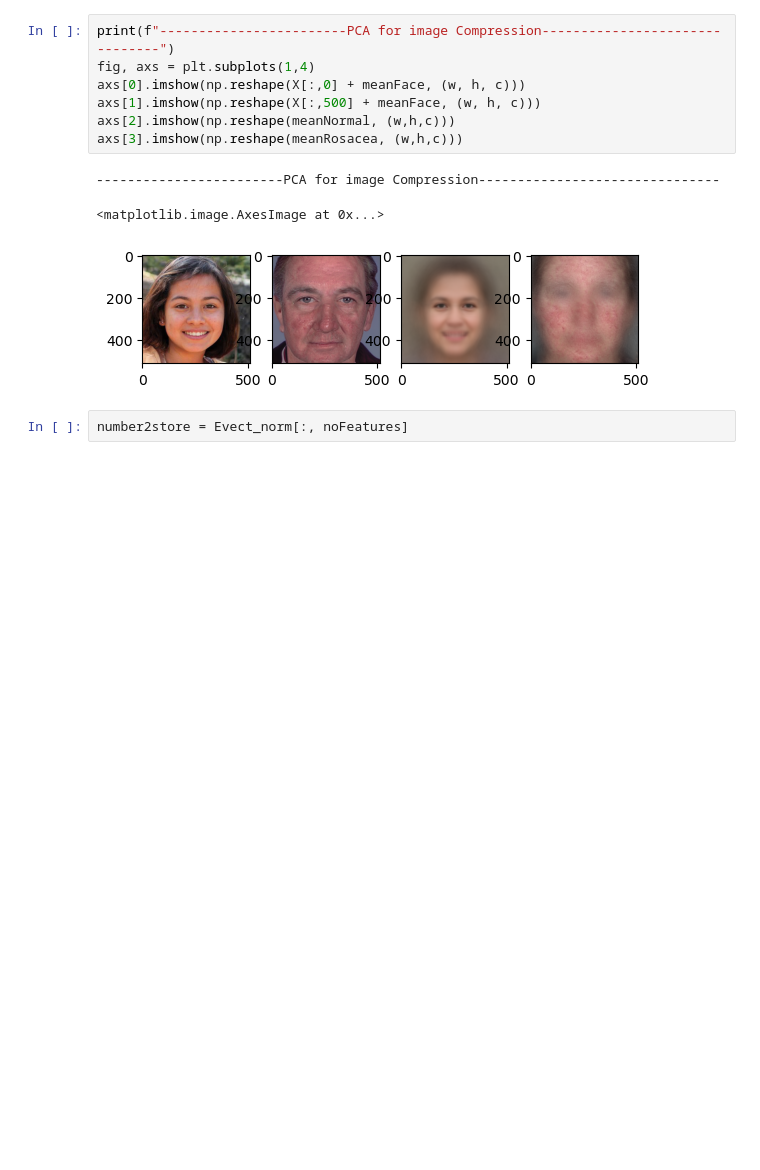
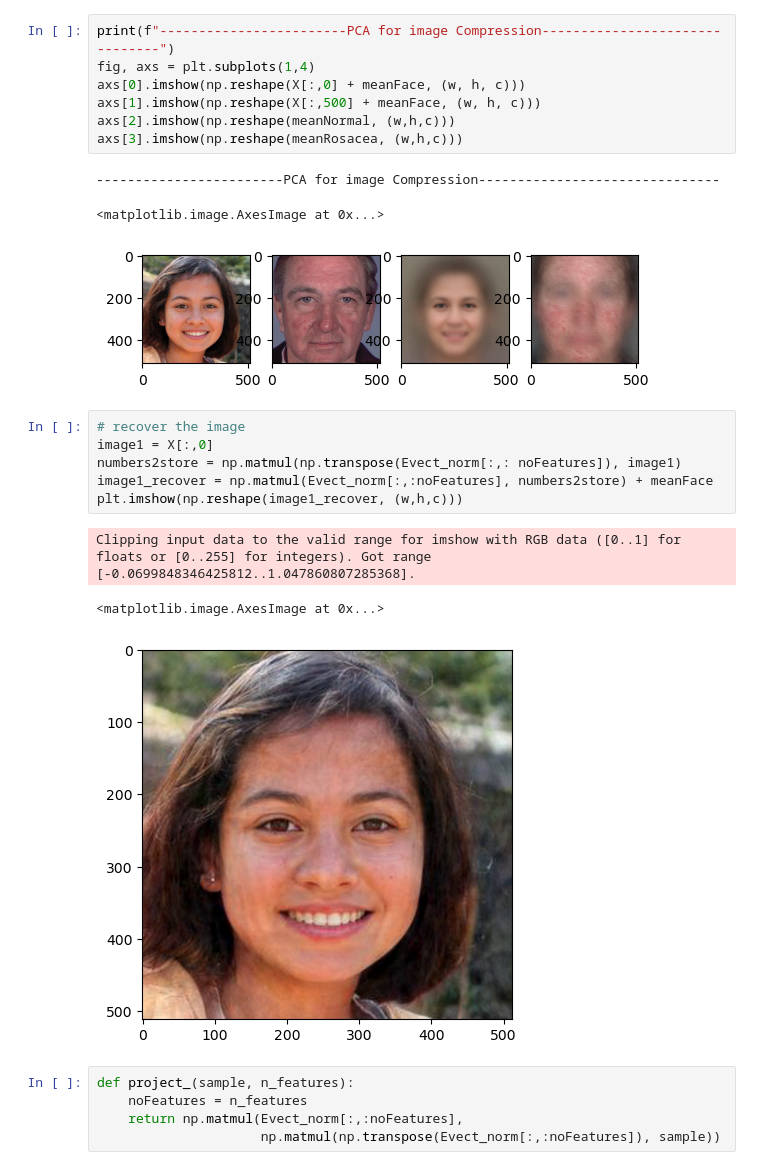
Before and after one commit to chengyuyang-njit/SIGNAL-2025, a Jupyter notebook: code/pca-distance.ipynb, the cells around one changed output. Saved outputs shown, nothing was run; the diff lists cells and outputs as text; blank space fills up the shorter version.

```diff
--- a/code/pca-distance.ipynb
+++ b/code/pca-distance.ipynb
@@ -140,5 +140,18 @@ axs[3].imshow(np.reshape(meanRosacea, (w,h,c)))
 ------------------------PCA for image Compression-------------------------------
 <matplotlib.image.AxesImage at 0x...>
 [figure]
-# %%
-number2store = Evect_norm[:, noFeatures]
+# %%
+# recover the image
+image1 = X[:,0]
+numbers2store = np.matmul(np.transpose(Evect_norm[:,: noFeatures]), image1)
+image1_recover = np.matmul(Evect_norm[:,:noFeatures], numbers2store) + meanFace
+plt.imshow(np.reshape(image1_recover, (w,h,c)))
+# %% [output]
+Clipping input data to the valid range for imshow with RGB data ([0..1] for floats or [0..255] for integers). Got range [-0.0699848346425812..1.047860807285368].
+<matplotlib.image.AxesImage at 0x...>
+[figure, added]
+# %%
+def project_(sample, n_features):
+    noFeatures = n_features
+    return np.matmul(Evect_norm[:,:noFeatures],
+                     np.matmul(np.transpose(Evect_norm[:,:noFeatures]), sample))
```
Also changed, not shown: parts of 2 cells of this notebook.
